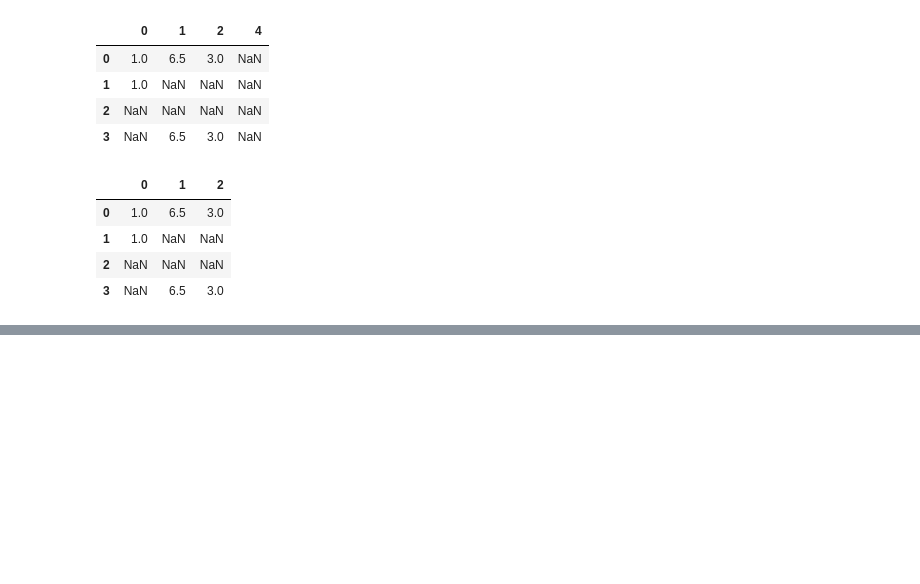
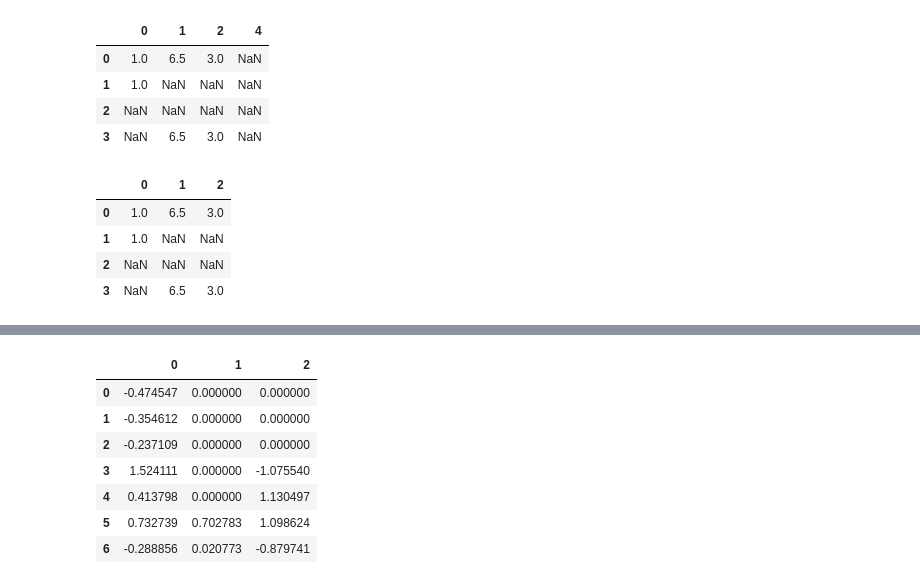
Before and after one commit to shuangsong/python_data_analysis, a Jupyter notebook: note_2.ipynb, the cells around one changed output, grey strips where cells are left out. Drawn from its saved outputs; the diff is of its cells as text; code cells hidden in the pictures; blank space fills up the shorter version.

```diff
--- a/note_2.ipynb
+++ b/note_2.ipynb
@@ -480,0 +509,12 @@ data.dropna(axis=1,how='all') #drop columns that contains all na use axis1
+# %%
+#fill missing data
+df.fillna(0) #fill nan with 0
+# %% [output]
+|  | 0 | 1 | 2 |
+| 0 | -0.474547 | 0.000000 | 0.000000 |
+| 1 | -0.354612 | 0.000000 | 0.000000 |
+| 2 | -0.237109 | 0.000000 | 0.000000 |
+| 3 | 1.524111 | 0.000000 | -1.075540 |
+| 4 | 0.413798 | 0.000000 | 1.130497 |
+| 5 | 0.732739 | 0.702783 | 1.098624 |
+| 6 | -0.288856 | 0.020773 | -0.879741 |
```
Also changed, not shown: parts of 6 cells of this notebook.
